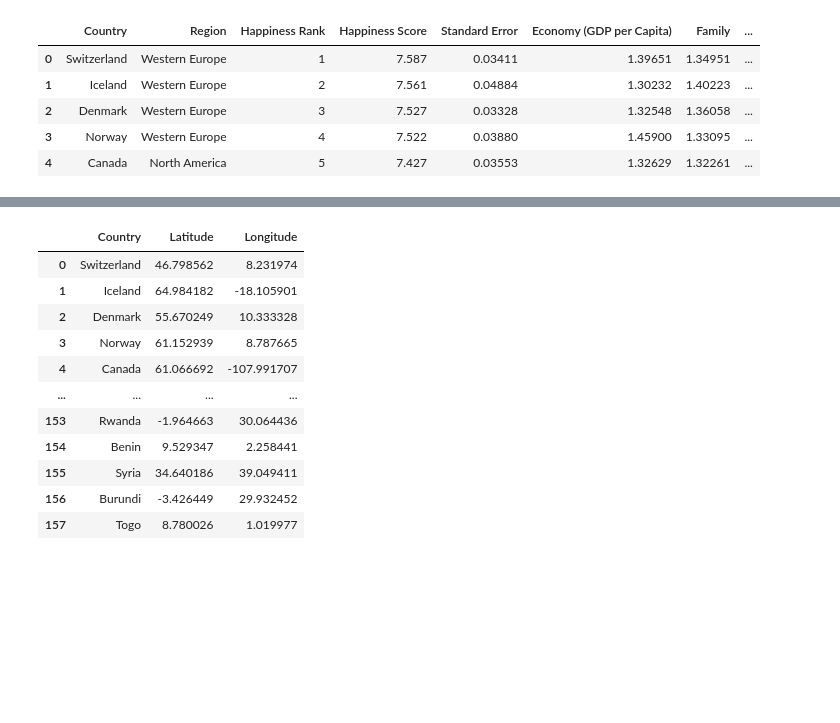
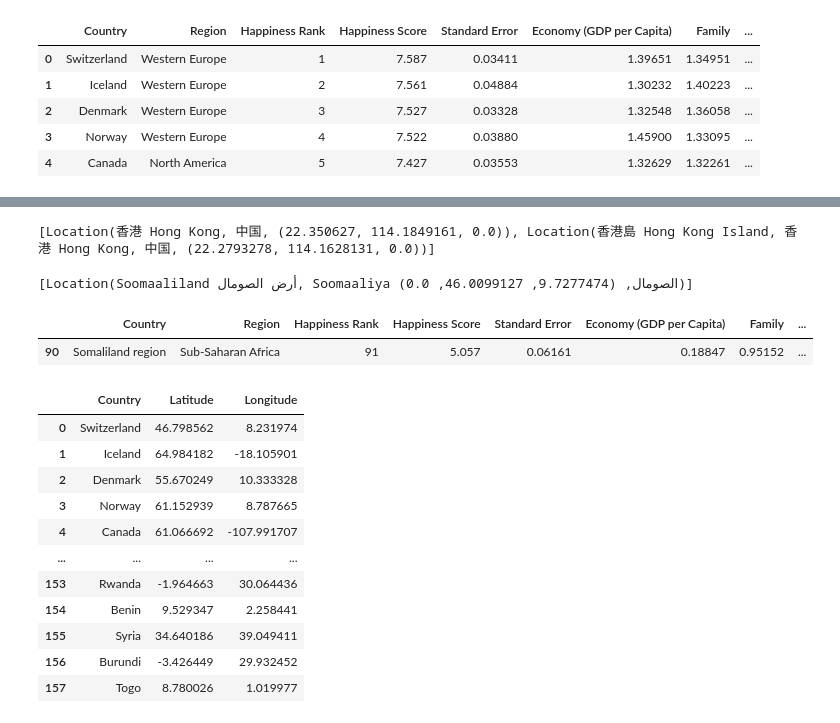
Before and after one commit to brown016340/Project---3, a Jupyter notebook: python/Coords.ipynb, the cells around one changed output, grey strips where cells are left out. Cells and saved outputs as stored; diff of their text form; code cells hidden in the pictures; blank space fills up the shorter version.

Commit message:
Fixed coords

```diff
--- a/python/Coords.ipynb
+++ b/python/Coords.ipynb
@@ -106,0 +115,5 @@ happy15_df.head()
+# %%
+# Set Proper coords for Georgia
+condition = happy15_df['Country'] == 'Georgia'
+happy15_df.loc[condition, 'Latitude'] = 41.6809707
+happy15_df.loc[condition, 'Longitude'] = 44.0287382
@@ -107,3 +130,43 @@ happy15_df.head()
+# %%
+# Set Proper coords for North Cyprus
+condition = happy15_df['Country'] == 'North Cyprus'
+happy15_df.loc[condition, 'Latitude'] = 35.2245313
+happy15_df.loc[condition, 'Longitude'] = 33.6252379
+# %%
+# Find Proper coords for Hong Kong
+geolocator = Nominatim(user_agent="your_app")
+
+search = 'Hong Kong'
+location = geolocator.geocode(search, exactly_one=False)
+
+print(location)
+# %% [output]
+[Location(香港 Hong Kong, 中国, (22.350627, 114.1849161, 0.0)), Location(香港島 Hong Kong Island, 香港 Hong Kong, 中国, (22.2793278, 114.1628131, 0.0))]
+# %%
+# Set Proper coords for Hong Kong
+condition = happy15_df['Country'] == 'Hong Kong'
+happy15_df.loc[condition, 'Latitude'] = 22.350627
+happy15_df.loc[condition, 'Longitude'] = 114.1849161
+# %%
+# Find Proper coords for Somaliland
+geolocator = Nominatim(user_agent="your_app")
+
+search = 'Somaliland'
+location = geolocator.geocode(search, exactly_one=False)
+
+print(location)
+# %% [output]
+[Location(Soomaaliland أرض الصومال, Soomaaliya الصومال, (9.7277474, 46.0099127, 0.0))]
+# %%
+# Set Proper coords for Somaliland
+condition = happy15_df['Country'] == 'Somaliland region'
+happy15_df.loc[condition, 'Latitude'] = 9.7277474
+happy15_df.loc[condition, 'Longitude'] = 46.0099127
+# %%
+happy15_df.loc[condition]
+# %% [output]
+|  | Country | Region | Happiness Rank | Happiness Score | Standard Error | Economy (GDP per Capita) | Family | ... |
+| 90 | Somaliland region | Sub-Saharan Africa | 91 | 5.057 | 0.06161 | 0.18847 | 0.95152 | ... |
 # %%
 country_coords = pd.DataFrame({
     'Country': happy15_df['Country'],
```
Also changed, not shown: parts of 2 cells of this notebook, 1 other file.
